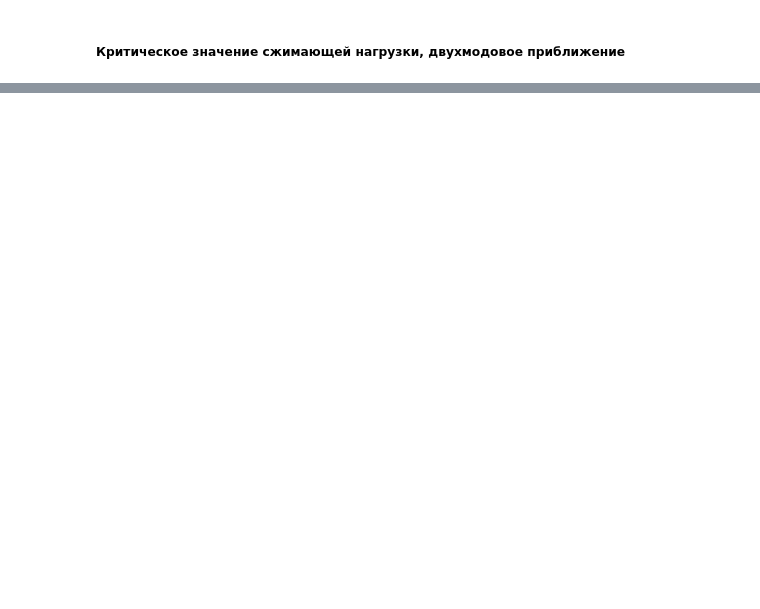
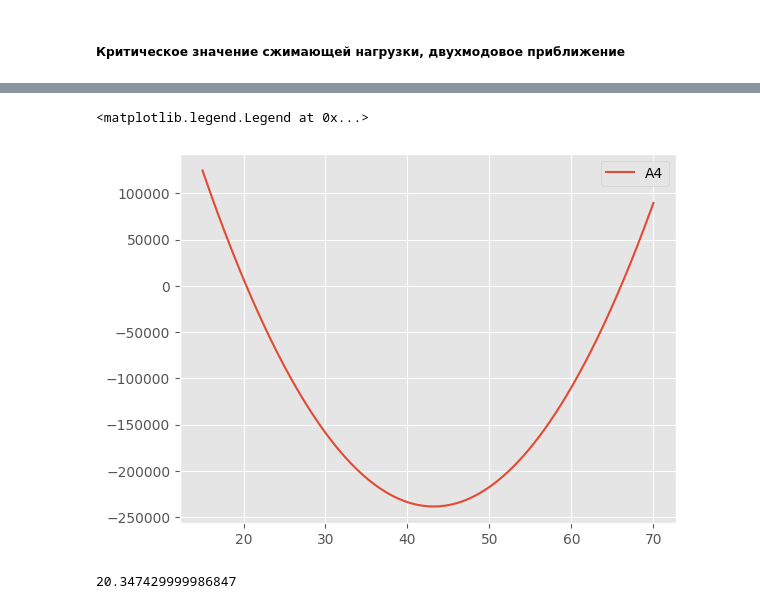
Before and after one commit to Ivan-Yagilev/DOOMs, a Jupyter notebook: calculation.ipynb, the cells around one changed output, grey strips where cells are left out. Drawn from its saved outputs; the diff is of its cells as text; code cells hidden in the pictures; blank space fills up the shorter version.

```diff
--- a/calculation.ipynb
+++ b/calculation.ipynb
@@ -364,0 +382,22 @@ A4 = b^2 * 456.9230769230769 + b * -92638.1794161517 + 1730465.1523545706
+# %%
+a = np.linspace(15, 70, 10000)
+
+plt.plot(a, A4(a), label='A4')
+plt.legend(loc="best")
+# %% [output]
+<matplotlib.legend.Legend at 0x...>
+[figure, added]
+# %%
+def getAlpha(a, b):
+        eps=0.00001
+        x = a
+        h = 0.00001
+        while x < b:
+                if A4(x) < eps:
+                        break
+                x += h
+        return x
+
+print(getAlpha(20, 21))
+# %% [output]
+20.347429999986847
```
Also changed, not shown: parts of 8 cells of this notebook.
